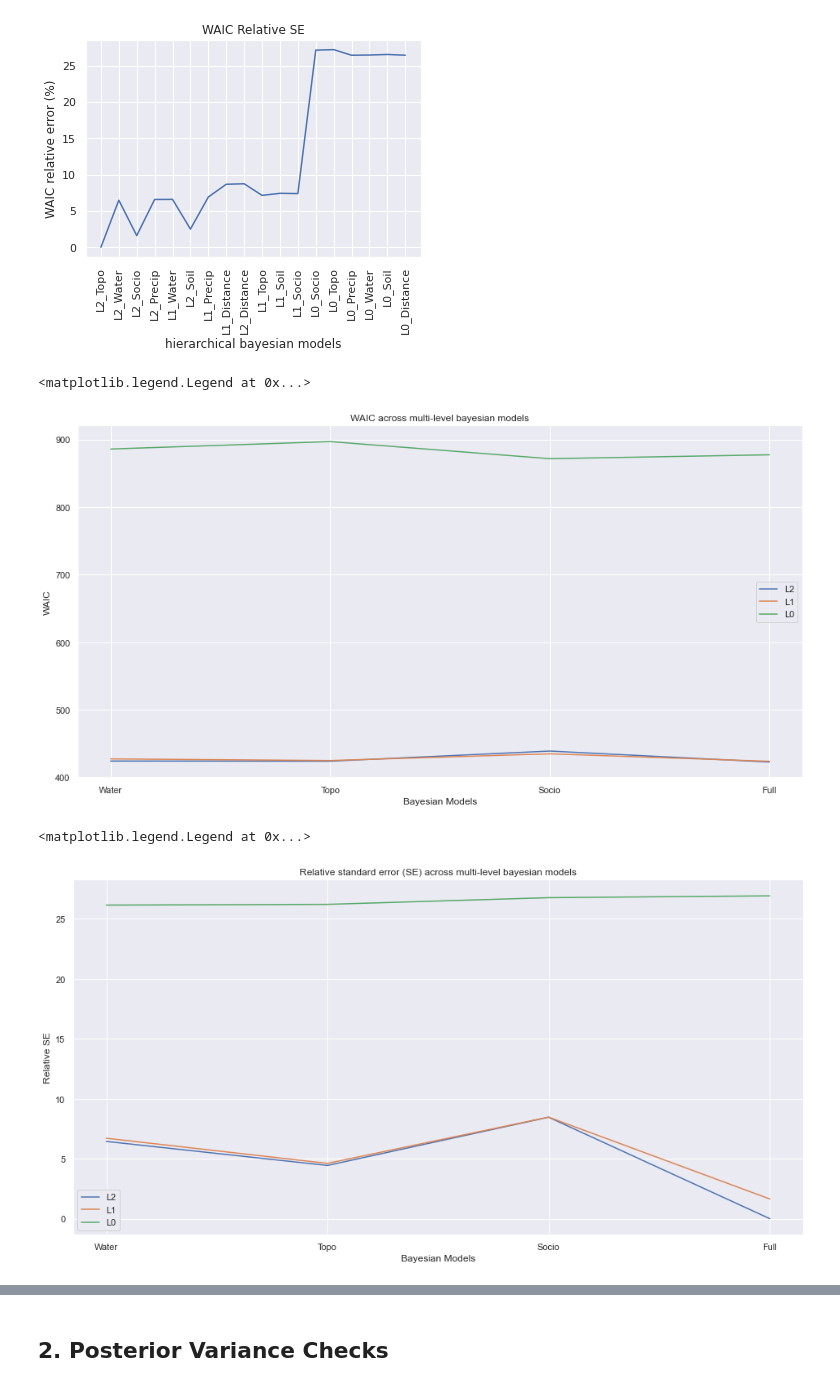
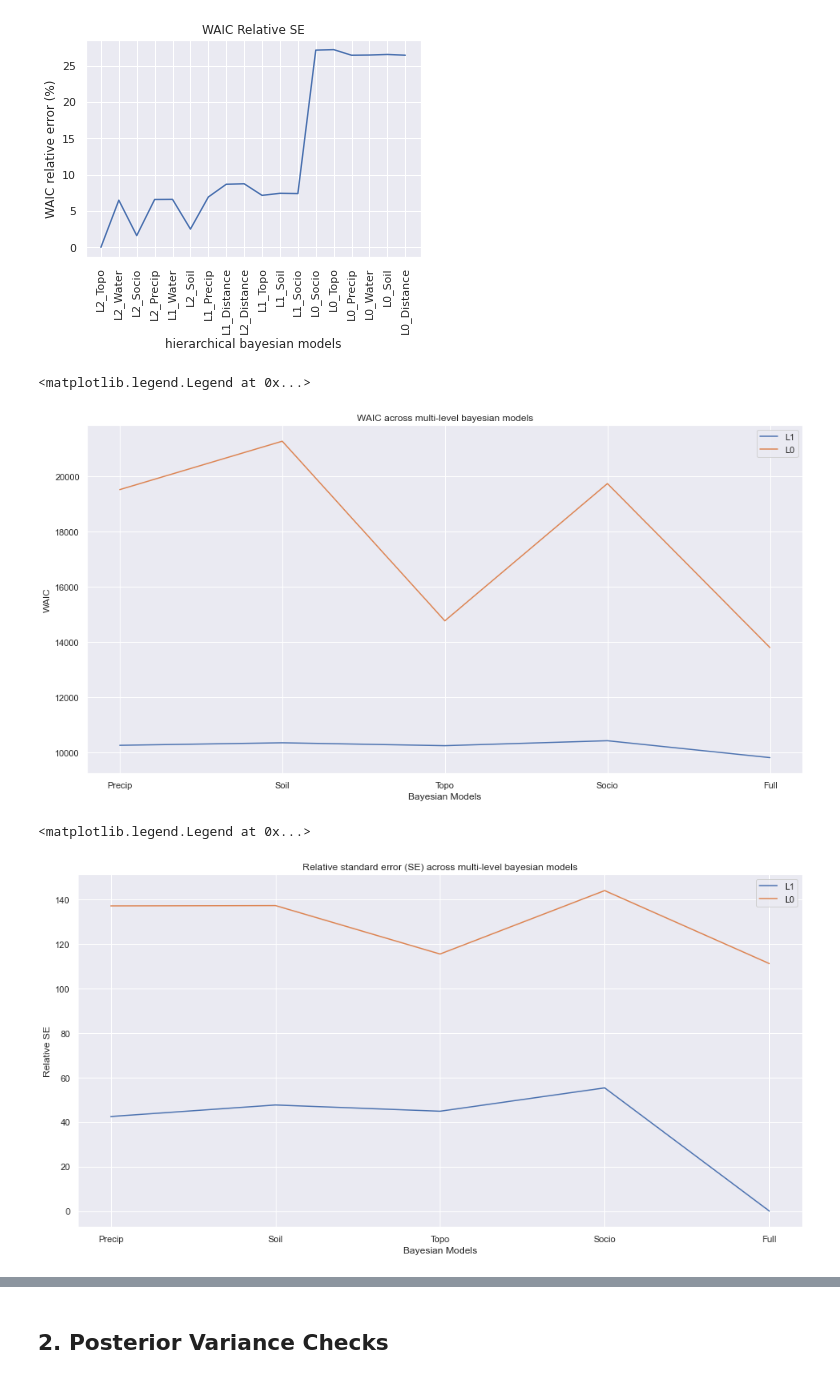
Before and after one commit to juannat7/bayesian_septic, a Jupyter notebook: notebooks/03_goodness_of_fit.ipynb, the cells around one changed output, grey strips where cells are left out. Cells and saved outputs as stored; diff of their text form; code cells hidden in the pictures.

```diff
--- a/notebooks/03_goodness_of_fit.ipynb
+++ b/notebooks/03_goodness_of_fit.ipynb
@@ -40,14 +90,16 @@ $fit = \sum_{i=1}^s-2log(\frac{1}{n}\sum_{j=1}^nP(y_i|\hat{\theta_j}))$ (for all
 
 $penalty = \sum_{i=1}^sVar_{j=1}^nlog(P(y_i|\hat{\theta_j}))$ (for all points $s$)
 # %%
-waic_df = pm.compare(traces_dict, ic='WAIC', scale='deviance')
-waic_df.reset_index(inplace=True)
+# waic_df = pm.compare(traces_dict, ic='WAIC', scale='deviance')
+# waic_df.reset_index(inplace=True)
 
 # Plot WAIC (lower is better)
-ax = waic_df['waic'].plot.line()
+f, ax = plt.subplots(figsize=(8,8))
+waic_df['waic'].plot(ax=ax)
 ax.set_xticks(range(len(waic_df)))
 ax.set_xticklabels(waic_df['index'].values, rotation='vertical')
-ax.set_title('WAIC GoF')
-ax.set_xlabel('hierarchical bayesian models')
+# ax.set_title('WAIC GoF')
+ax.set_xlabel('Hierarchical Bayesian Models')
 ax.set_ylabel('WAIC')
+f.savefig('../docs/waic_line.pdf', dpi=300)
 # %% [output]
@@ -93,25 +158,25 @@ Text(0, 0.5, 'WAIC relative error (%)')
 [figure]
 # %%
 # Prettier graph: sort in the right order TODO: cleaner function to sort
-l2_sorter = ['L2_Water', 'L2_Topo', 'L2_Socio', 'L2_Full']
-l2 = waic_df[waic_df['index'].str[:2] == 'L2'].set_index('index')
-l2 = l2.loc[l2_sorter]
-l2_waic, l2_dse = l2.waic.values, l2.dse.values
+# l2_sorter = ['L2_Water', 'L2_Topo', 'L2_Socio', 'L2_Full']
+# l2 = waic_df[waic_df['index'].str[:2] == 'L2'].set_index('index')
+# l2 = l2.loc[l2_sorter]
+# l2_waic, l2_dse = l2.waic.values, l2.dse.values
 
-l1_sorter = ['L1_Water', 'L1_Topo', 'L1_Socio', 'L1_Full']
+l1_sorter = ['L1_Precip', 'L1_Soil', 'L1_Topo', 'L1_Socio', 'L1_Full']
 l1 = waic_df[waic_df['index'].str[:2] == 'L1'].set_index('index')
 l1 = l1.loc[l1_sorter]
 l1_waic, l1_dse = l1.waic.values, l1.dse.values
 
-l0_sorter = ['L0_Water', 'L0_Topo', 'L0_Socio', 'L0_Full']
+l0_sorter = ['L0_Precip', 'L0_Soil', 'L0_Topo', 'L0_Socio', 'L0_Full']
 l0 = waic_df[waic_df['index'].str[:2] == 'L0'].set_index('index')
 l0 = l0.loc[l0_sorter]
 l0_waic, l0_dse = l0.waic.values, l0.dse.values
 # %%
 # WAIC
-x = ['Water', 'Topo', 'Socio', 'Full']
+x = ['Precip', 'Soil', 'Topo', 'Socio', 'Full']
 f, ax = plt.subplots(figsize=(16,8))
-ax.plot(x, l2_waic, label='L2')
+# ax.plot(x, l2_waic, label='L2')
 ax.plot(x, l1_waic, label='L1')
 ax.plot(x, l0_waic, label='L0')
 ax.set_title('WAIC across multi-level bayesian models')
@@ -120,18 +185,18 @@ ax.set_ylabel('WAIC')
 ax.legend()
 # %% [output]
 <matplotlib.legend.Legend at 0x...>
-[figure, old version]
+[figure, new version]
 # %%
 # Uncertainty (dSE)
-x = ['Water', 'Topo', 'Socio', 'Full']
+x = ['Precip', 'Soil', 'Topo', 'Socio', 'Full']
 f, ax = plt.subplots(figsize=(16,8))
-ax.plot(x, l2_dse, label='L2')
+# ax.plot(x, l2_dse, label='L2')
 ax.plot(x, l1_dse, label='L1')
 ax.plot(x, l0_dse, label='L0')
 ax.set_title('Relative standard error (SE) across multi-level bayesian models')
 ax.set_xlabel('Bayesian Models')
 ax.set_ylabel('Relative SE')
 ax.legend()
 # %% [output]
 <matplotlib.legend.Legend at 0x...>
-[figure, old version]
+[figure, new version]
```
Also changed, not shown: parts of 7 cells of this notebook, 20 other files.
